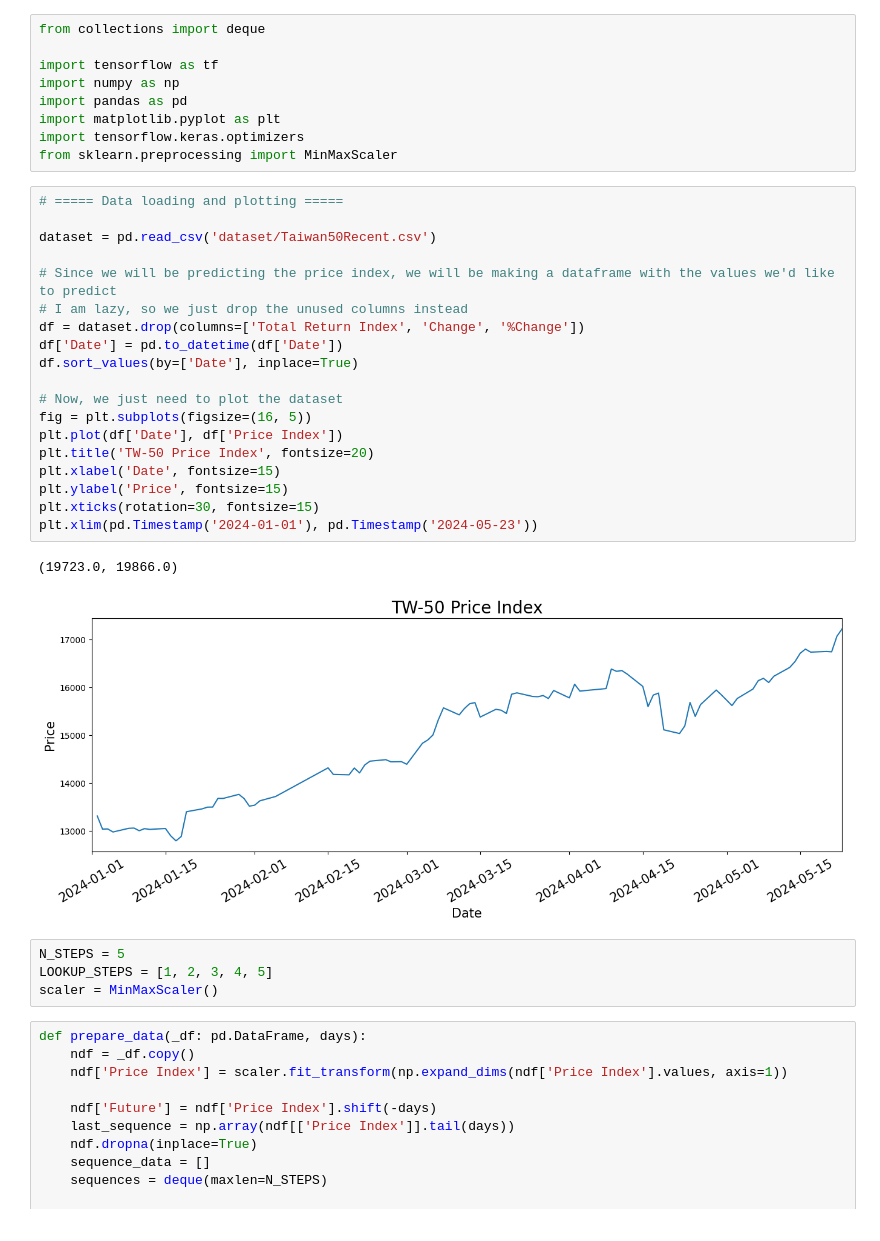
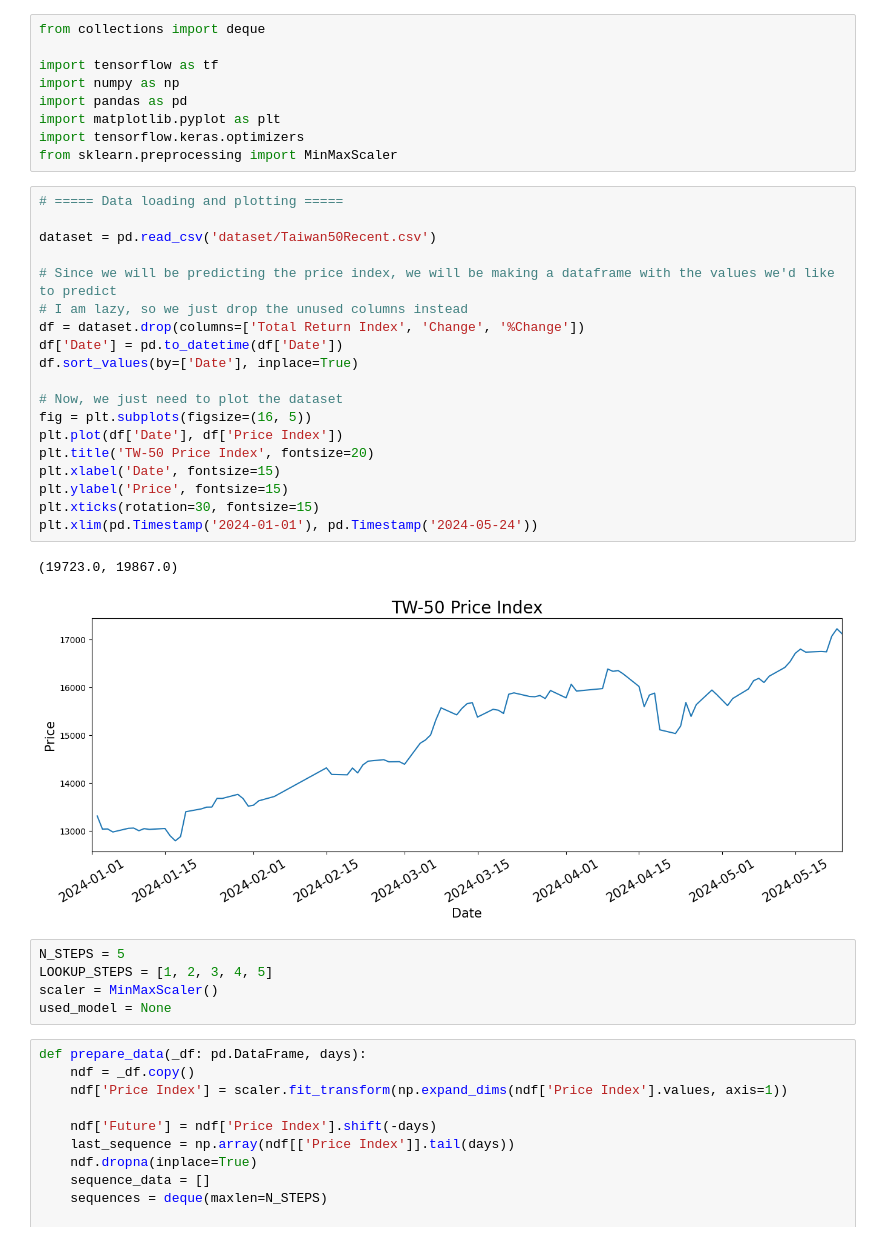
Before and after one commit to Cecover/StockPredictornator9000, a Jupyter notebook: lstm.ipynb, the cells around one changed output. Drawn from its saved outputs; the diff is of its cells as text.

```diff
--- a/lstm.ipynb
+++ b/lstm.ipynb
@@ -10,29 +10,30 @@ from sklearn.preprocessing import MinMaxScaler
 # %%
 # ===== Data loading and plotting =====
 
 dataset = pd.read_csv('dataset/Taiwan50Recent.csv')
 
 # Since we will be predicting the price index, we will be making a dataframe with the values we'd like to predict
 # I am lazy, so we just drop the unused columns instead
 df = dataset.drop(columns=['Total Return Index', 'Change', '%Change'])
 df['Date'] = pd.to_datetime(df['Date'])
 df.sort_values(by=['Date'], inplace=True)
 
 # Now, we just need to plot the dataset
 fig = plt.subplots(figsize=(16, 5))
 plt.plot(df['Date'], df['Price Index'])
 plt.title('TW-50 Price Index', fontsize=20)
 plt.xlabel('Date', fontsize=15)
 plt.ylabel('Price', fontsize=15)
 plt.xticks(rotation=30, fontsize=15)
-plt.xlim(pd.Timestamp('2024-01-01'), pd.Timestamp('2024-05-23'))
+plt.xlim(pd.Timestamp('2024-01-01'), pd.Timestamp('2024-05-24'))
 # %% [output]
-(19723.0, 19866.0)
+(19723.0, 19867.0)
-[figure, old version]
+[figure, new version]
 # %%
 N_STEPS = 5
 LOOKUP_STEPS = [1, 2, 3, 4, 5]
 scaler = MinMaxScaler()
+used_model = None
 # %%
 def prepare_data(_df: pd.DataFrame, days):
     ndf = _df.copy()
```
Also changed, not shown: parts of 11 cells of this notebook.
